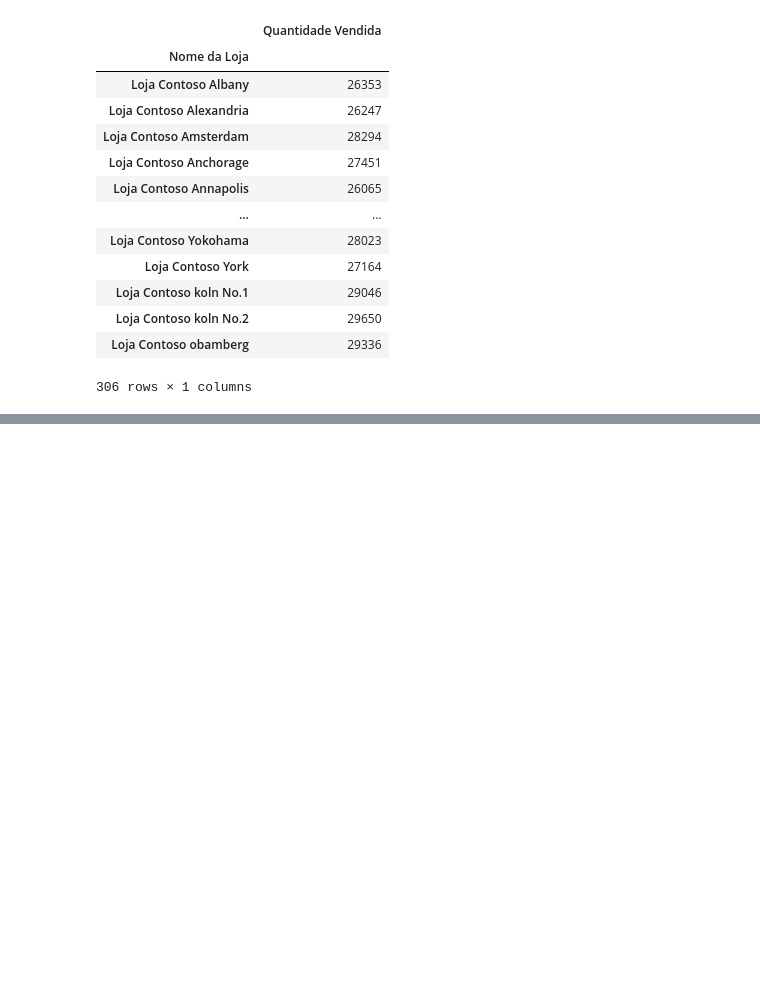
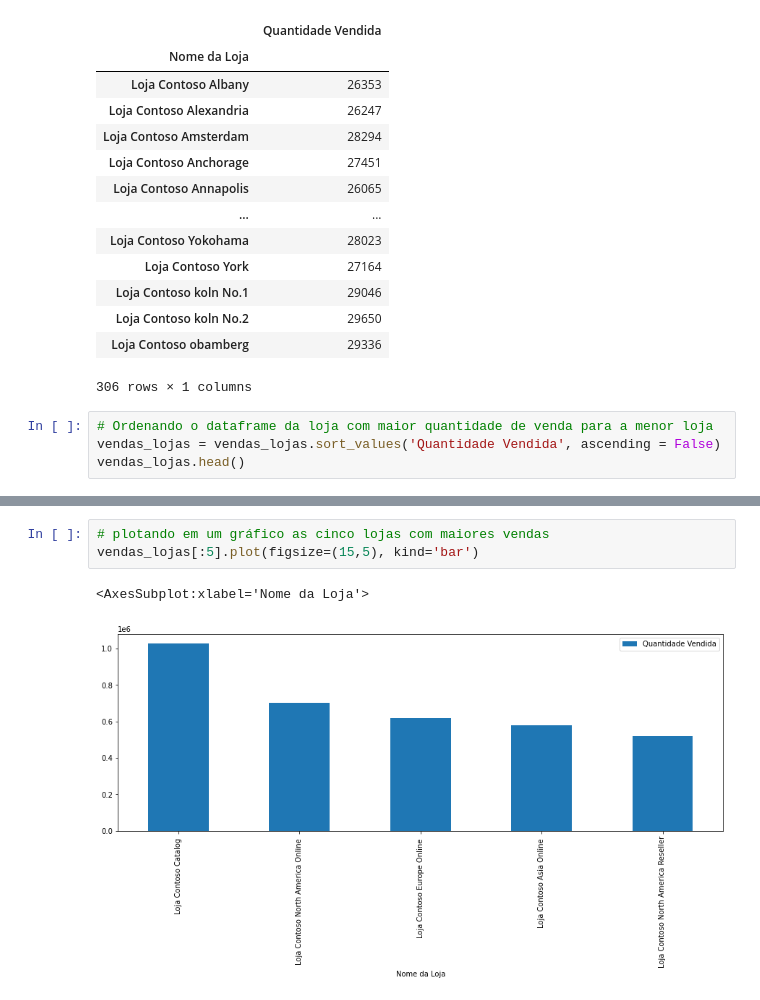
Before and after one commit to Marcogguedes/analise_dados, a Jupyter notebook: Data Analytics.ipynb, the cells around one changed output, grey strips where cells are left out. Drawn from its saved outputs; the diff is of its cells as text; blank space fills up the shorter version.

```diff
--- a/Data Analytics.ipynb
+++ b/Data Analytics.ipynb
@@ -172,3 +172,7 @@ vendas_lojas
 | Loja Contoso koln No.2 | 29650 |
 | Loja Contoso obamberg | 29336 |
 306 rows × 1 columns
+# %%
+# Ordenando o dataframe da loja com maior quantidade de venda para a menor loja
+vendas_lojas = vendas_lojas.sort_values('Quantidade Vendida', ascending = False)
+vendas_lojas.head()
@@ -174,0 +187,6 @@ vendas_lojas
+# %%
+# plotando em um gráfico as cinco lojas com maiores vendas
+vendas_lojas[:5].plot(figsize=(15,5), kind='bar')
+# %% [output]
+<AxesSubplot:xlabel='Nome da Loja'>
+[figure, added]
```
Also changed, not shown: parts of 6 cells of this notebook.
